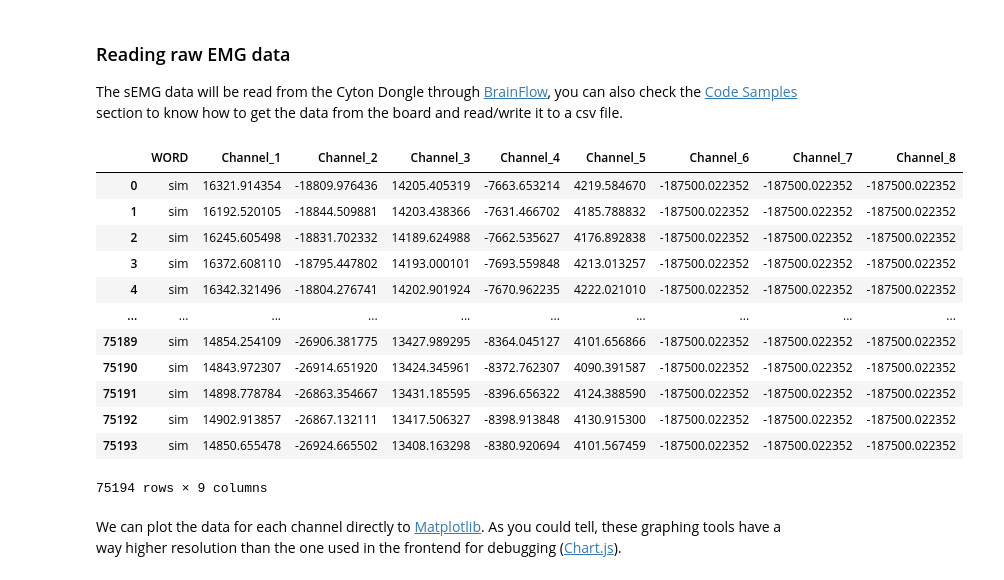
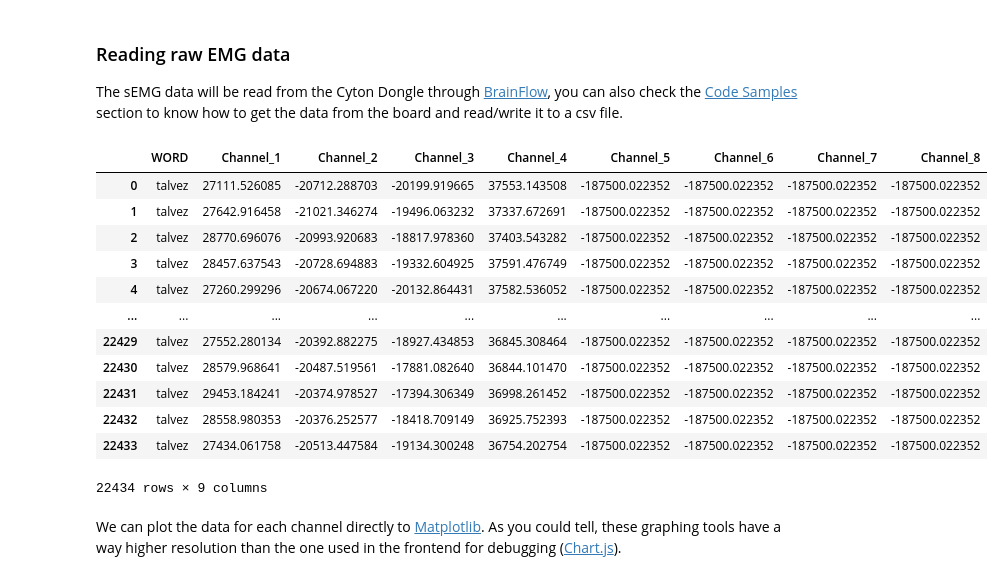
Before and after one commit to MateusAquino/subvocalization-emg, a Jupyter notebook: Proof of Concept/Subvocalization.ipynb, the cells around one changed output. Cells and saved outputs as stored; diff of their text form; code cells hidden in the pictures.

```diff
--- a/Proof of Concept/Subvocalization.ipynb
+++ b/Proof of Concept/Subvocalization.ipynb
@@ -55,23 +44,25 @@ Built with CUDA:  True
 
 The sEMG data will be read from the Cyton Dongle through [BrainFlow](https://brainflow.readthedocs.io/en/stable/SupportedBoards.html#cyton), you can also check the [Code Samples](https://brainflow.readthedocs.io/en/stable/Examples.html) section to know how to get the data from the board and read/write it to a csv file.
 # %%
-csv = pd.read_csv("dist/saves/FMatYN5C.csv")
+csv = pd.read_csv("dist/saves/P010/F/Talvez.csv")
+emg_channels = [1, 2, 3, 4]
+df_channels = list(map(lambda x: "Channel_%s" % (x), emg_channels))
 
 csv
 # %% [output]
 |  | WORD | Channel_1 | Channel_2 | Channel_3 | Channel_4 | Channel_5 | Channel_6 | Channel_7 | Channel_8 |
-| 0 | sim | 16321.914354 | -18809.976436 | 14205.405319 | -7663.653214 | 4219.584670 | -187500.022352 | -187500.022352 | -187500.022352 |
-| 1 | sim | 16192.520105 | -18844.509881 | 14203.438366 | -7631.466702 | 4185.788832 | -187500.022352 | -187500.022352 | -187500.022352 |
-| 2 | sim | 16245.605498 | -18831.702332 | 14189.624988 | -7662.535627 | 4176.892838 | -187500.022352 | -187500.022352 | -187500.022352 |
-| 3 | sim | 16372.608110 | -18795.447802 | 14193.000101 | -7693.559848 | 4213.013257 | -187500.022352 | -187500.022352 | -187500.022352 |
-| 4 | sim | 16342.321496 | -18804.276741 | 14202.901924 | -7670.962235 | 4222.021010 | -187500.022352 | -187500.022352 | -187500.022352 |
+| 0 | talvez | 27111.526085 | -20712.288703 | -20199.919665 | 37553.143508 | -187500.022352 | -187500.022352 | -187500.022352 | -187500.022352 |
+| 1 | talvez | 27642.916458 | -21021.346274 | -19496.063232 | 37337.672691 | -187500.022352 | -187500.022352 | -187500.022352 | -187500.022352 |
+| 2 | talvez | 28770.696076 | -20993.920683 | -18817.978360 | 37403.543282 | -187500.022352 | -187500.022352 | -187500.022352 | -187500.022352 |
+| 3 | talvez | 28457.637543 | -20728.694883 | -19332.604925 | 37591.476749 | -187500.022352 | -187500.022352 | -187500.022352 | -187500.022352 |
+| 4 | talvez | 27260.299296 | -20674.067220 | -20132.864431 | 37582.536052 | -187500.022352 | -187500.022352 | -187500.022352 | -187500.022352 |
 | ... | ... | ... | ... | ... | ... | ... | ... | ... | ... |
-| 75189 | sim | 14854.254109 | -26906.381775 | 13427.989295 | -8364.045127 | 4101.656866 | -187500.022352 | -187500.022352 | -187500.022352 |
-| 75190 | sim | 14843.972307 | -26914.651920 | 13424.345961 | -8372.762307 | 4090.391587 | -187500.022352 | -187500.022352 | -187500.022352 |
-| 75191 | sim | 14898.778784 | -26863.354667 | 13431.185595 | -8396.656322 | 4124.388590 | -187500.022352 | -187500.022352 | -187500.022352 |
-| 75192 | sim | 14902.913857 | -26867.132111 | 13417.506327 | -8398.913848 | 4130.915300 | -187500.022352 | -187500.022352 | -187500.022352 |
-| 75193 | sim | 14850.655478 | -26924.665502 | 13408.163298 | -8380.920694 | 4101.567459 | -187500.022352 | -187500.022352 | -187500.022352 |
+| 22429 | talvez | 27552.280134 | -20392.882275 | -18927.434853 | 36845.308464 | -187500.022352 | -187500.022352 | -187500.022352 | -187500.022352 |
+| 22430 | talvez | 28579.968641 | -20487.519561 | -17881.082640 | 36844.101470 | -187500.022352 | -187500.022352 | -187500.022352 | -187500.022352 |
+| 22431 | talvez | 29453.184241 | -20374.978527 | -17394.306349 | 36998.261452 | -187500.022352 | -187500.022352 | -187500.022352 | -187500.022352 |
+| 22432 | talvez | 28558.980353 | -20376.252577 | -18418.709149 | 36925.752393 | -187500.022352 | -187500.022352 | -187500.022352 | -187500.022352 |
+| 22433 | talvez | 27434.061758 | -20513.447584 | -19134.300248 | 36754.202754 | -187500.022352 | -187500.022352 | -187500.022352 | -187500.022352 |
-75194 rows × 9 columns
+22434 rows × 9 columns
 # %% [markdown]
 We can plot the data for each channel directly to [Matplotlib](https://matplotlib.org/). As you could tell, these graphing tools have a way higher resolution than the one used in the frontend for debugging ([Chart.js](https://www.chartjs.org/)).
 # %%
```
Also changed, not shown: parts of 17 cells of this notebook, 9 other files.
